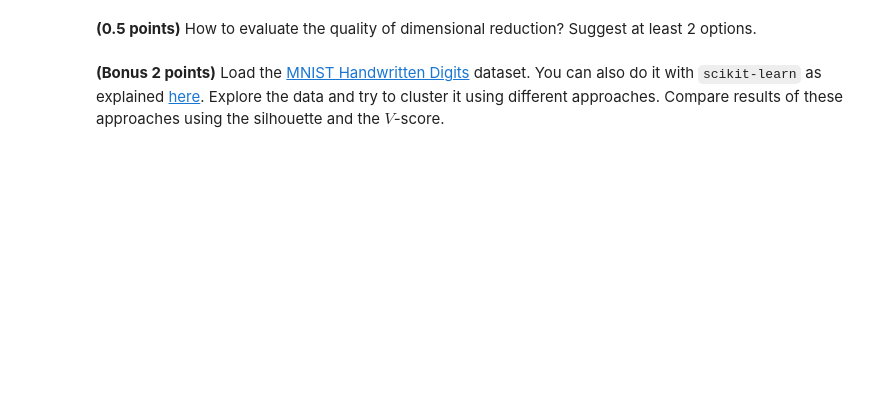
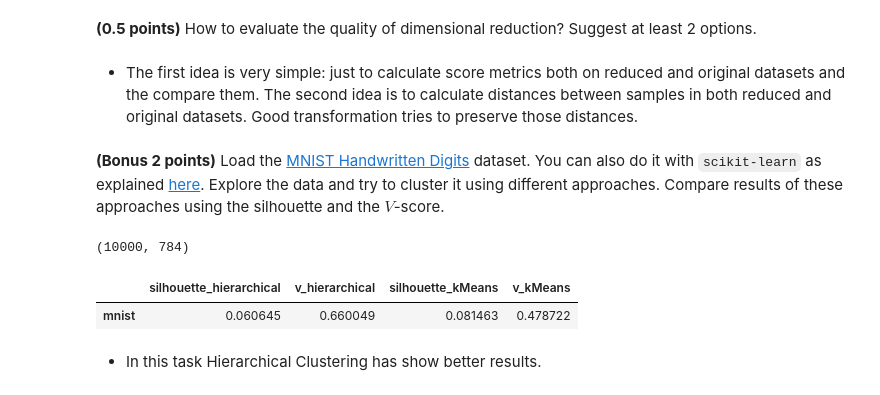
Before and after one commit to alsing/ml-intro-rs-school, a Jupyter notebook: 8 - Clustering and Dimensionality Reduction/clustering.ipynb, the cells around one changed output. Cells and saved outputs as stored; diff of their text form; code cells hidden in the pictures; blank space fills up the shorter version.

Commit message:
solved task 4 module 8

```diff
--- a/8 - Clustering and Dimensionality Reduction/clustering.ipynb
+++ b/8 - Clustering and Dimensionality Reduction/clustering.ipynb
@@ -435,4 +458,33 @@ Write in free form what conclusions you made after completing this assignment. A
 # %% [markdown]
 **(0.5 points)** How to evaluate the quality of dimensional reduction? Suggest at least 2 options.
+# %% [markdown]
+* The first idea is very simple: just to calculate score metrics both on reduced and original datasets and the compare them. The second idea is to calculate distances between samples in both reduced and original datasets. Good transformation tries to preserve those distances.
 # %% [markdown]
 **(Bonus 2 points)** Load the [MNIST Handwritten Digits](http://yann.lecun.com/exdb/mnist) dataset. You can also do it with `scikit-learn` as explained [here](https://stackoverflow.com/a/60450028). Explore the data and try to cluster it using different approaches. Compare results of these approaches using the silhouette and the $V$-score.
+# %%
+from sklearn.datasets import fetch_openml
+X, y = fetch_openml("mnist_784", version=1, return_X_y=True, as_frame=False)
+# %%
+X_new = X[:10000]
+X_new.shape
+# %% [output]
+(10000, 784)
+# %%
+from sklearn.decomposition import PCA
+pca = PCA(n_components=64)
+X_pca = pca.fit_transform(X_new)
+# %%
+hierarchicalClassifier = AgglomerativeClustering(n_clusters=10)
+kMeansClassifier = KMeans(n_clusters=10)
+
+hierarchical_labels = hierarchicalClassifier.fit_predict(np.array(X_pca))
+kMeansClassifier.fit(np.array(X_pca))
+kmeans_labels = kMeansClassifier.predict(np.array(X_pca))
+
+data_mnist = pd.DataFrame({'silhouette_hierarchical': silhouette_score(X_pca, hierarchical_labels), 'v_hierarchical': v_measure_score(y[:10000], hierarchical_labels), 'silhouette_kMeans': silhouette_score(X_pca, kmeans_labels), 'v_kMeans': v_measure_score(y[:10000], kmeans_labels)}, index=['mnist'],)
+data_mnist
+# %% [output]
+|  | silhouette_hierarchical | v_hierarchical | silhouette_kMeans | v_kMeans |
+| mnist | 0.060645 | 0.660049 | 0.081463 | 0.478722 |
+# %% [markdown]
+* In this task Hierarchical Clustering has show better results.
```
Also changed, not shown: parts of 18 cells of this notebook.
